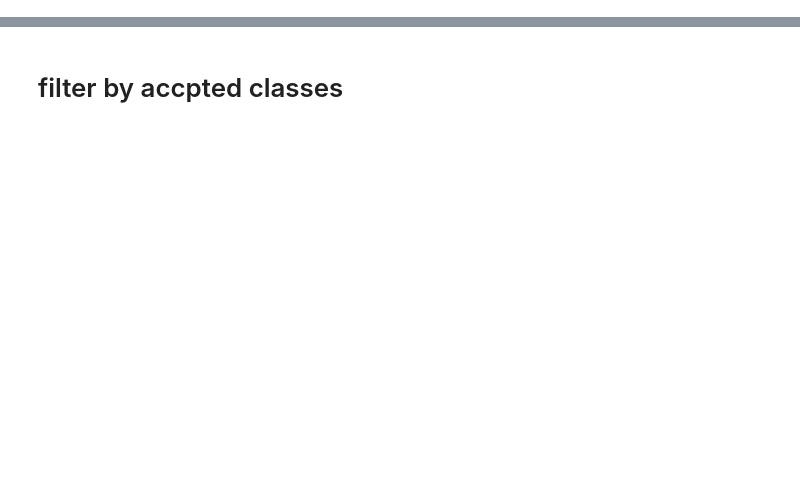
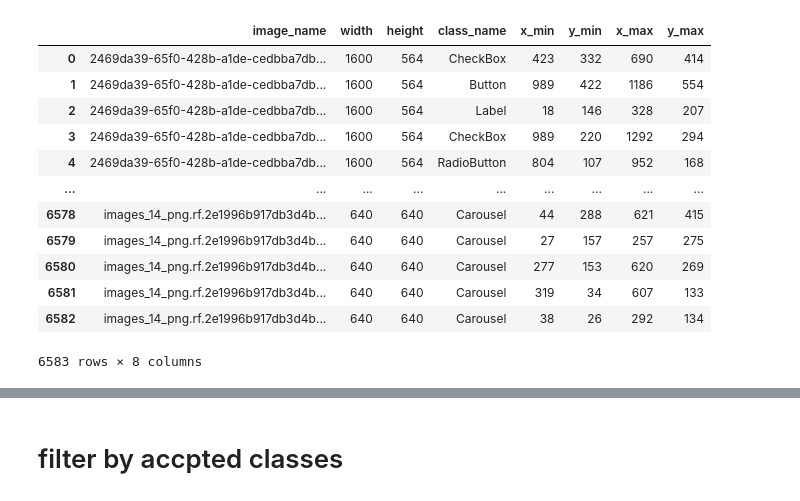
Before and after one commit to Ala-Alsanea/sketch_web_ui_dataset, a Jupyter notebook: create_new_dataset_and_preprocess.ipynb, the cells around one changed output, grey strips where cells are left out. Cells and saved outputs as stored; diff of their text form; code cells hidden in the pictures; blank space fills up the shorter version.

```diff
--- a/create_new_dataset_and_preprocess.ipynb
+++ b/create_new_dataset_and_preprocess.ipynb
@@ -157,6 +169,20 @@ sketch_it
 # %%
-new_dataset = roboflow.append(sketch_it,ignore_index=True)
+new_dataset = pd.concat([sketch_it,roboflow],ignore_index=True)
 new_dataset
+# %% [output]
+|  | image_name | width | height | class_name | x_min | y_min | x_max | y_max |
+| 0 | 2469da39-65f0-428b-a1de-cedbba7db... | 1600 | 564 | CheckBox | 423 | 332 | 690 | 414 |
+| 1 | 2469da39-65f0-428b-a1de-cedbba7db... | 1600 | 564 | Button | 989 | 422 | 1186 | 554 |
+| 2 | 2469da39-65f0-428b-a1de-cedbba7db... | 1600 | 564 | Label | 18 | 146 | 328 | 207 |
+| 3 | 2469da39-65f0-428b-a1de-cedbba7db... | 1600 | 564 | CheckBox | 989 | 220 | 1292 | 294 |
+| 4 | 2469da39-65f0-428b-a1de-cedbba7db... | 1600 | 564 | RadioButton | 804 | 107 | 952 | 168 |
+| ... | ... | ... | ... | ... | ... | ... | ... | ... |
+| 6578 | images_14_png.rf.2e1996b917db3d4b... | 640 | 640 | Carousel | 44 | 288 | 621 | 415 |
+| 6579 | images_14_png.rf.2e1996b917db3d4b... | 640 | 640 | Carousel | 27 | 157 | 257 | 275 |
+| 6580 | images_14_png.rf.2e1996b917db3d4b... | 640 | 640 | Carousel | 277 | 153 | 620 | 269 |
+| 6581 | images_14_png.rf.2e1996b917db3d4b... | 640 | 640 | Carousel | 319 | 34 | 607 | 133 |
+| 6582 | images_14_png.rf.2e1996b917db3d4b... | 640 | 640 | Carousel | 38 | 26 | 292 | 134 |
+6583 rows × 8 columns
 # %%
 new_dataset.rename(columns={'image_name': 'filename'}, inplace=True)
 new_dataset.rename(columns={'x_min': 'xmin'}, inplace=True)
```
Also changed, not shown: parts of 43 cells of this notebook.
